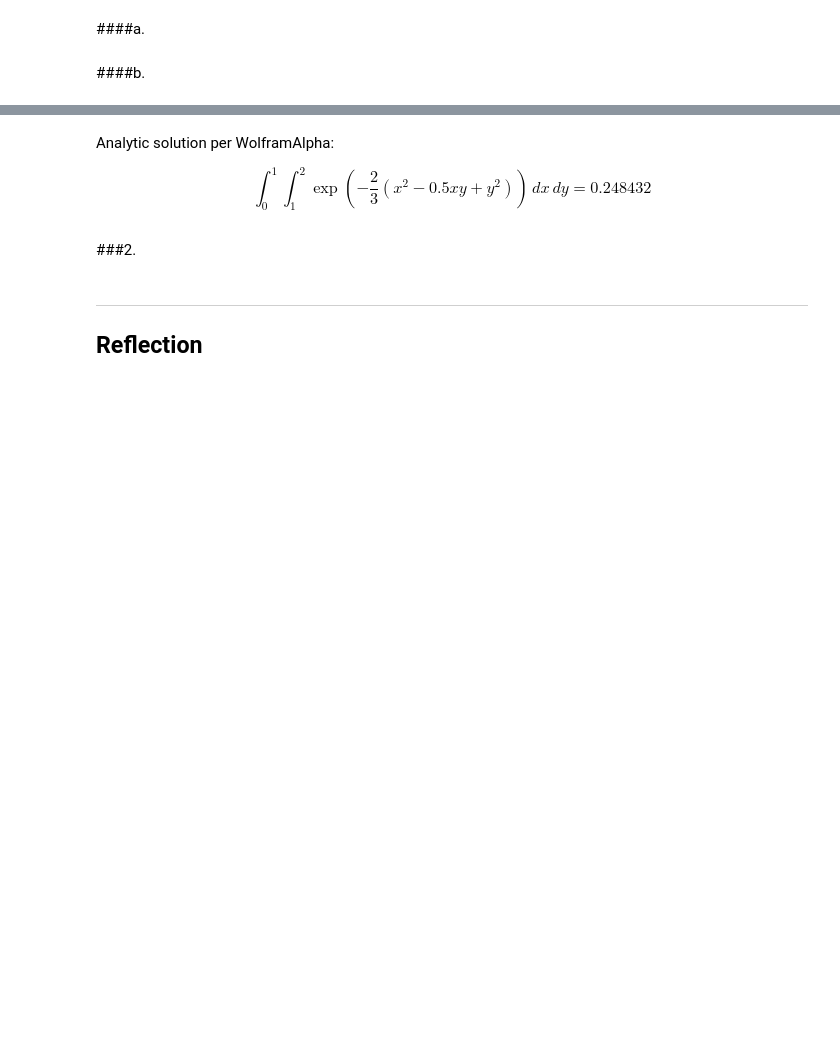
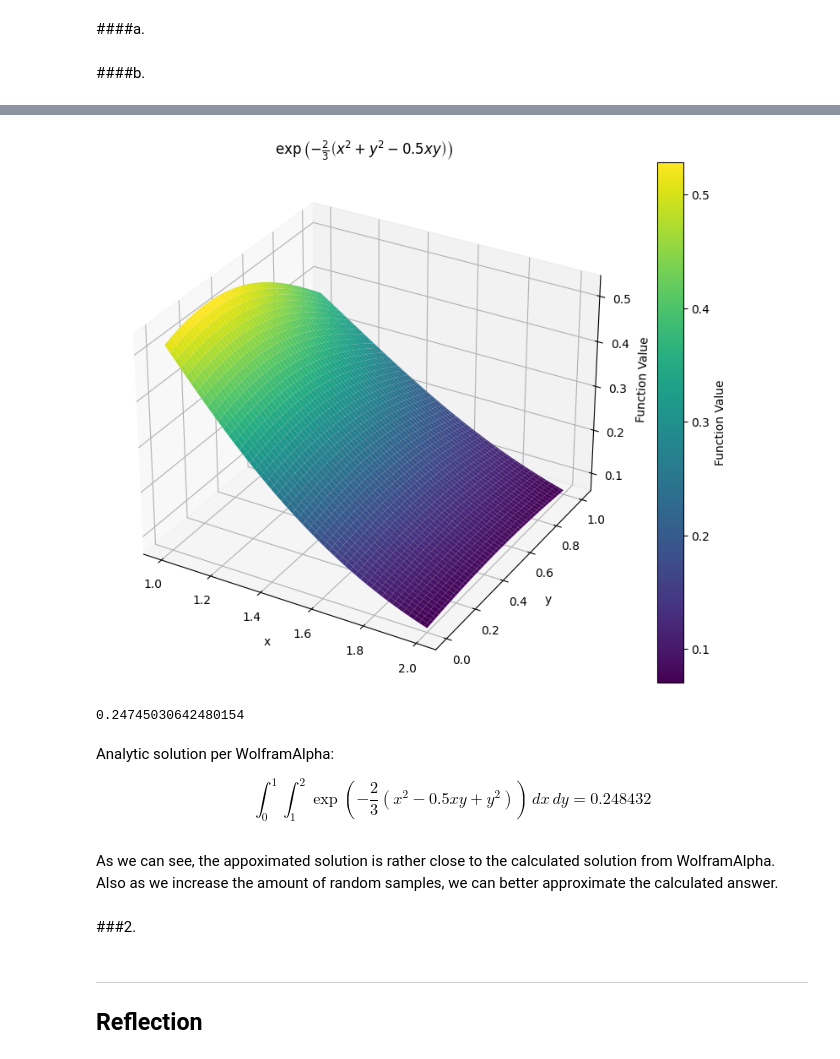
Before and after one commit to NRJaggers/Applied-Stochastic-Processes, a Jupyter notebook: PracticeProblems/Intro_to_MCMC.ipynb, the cells around one changed output, grey strips where cells are left out. Cells and saved outputs as stored; diff of their text form; code cells hidden in the pictures; blank space fills up the shorter version.

```diff
--- a/PracticeProblems/Intro_to_MCMC.ipynb
+++ b/PracticeProblems/Intro_to_MCMC.ipynb
@@ -32,7 +72,47 @@ array([1.  , 1.05, 1.1 , 1.15, 1.2 , 1.25, 1.3 , 1.35, 1.4 , 1.45, 1.5 ,
+# %%
+# Plot section of the surface
+fig = plt.figure(figsize=(10, 8))
+ax = fig.add_subplot(111, projection='3d')
+surf = ax.plot_surface(X, Y, Z, cmap='viridis', edgecolor='none')
+fig.colorbar(surf, label='Function Value')
+ax.set_xlabel('x')
+ax.set_ylabel('y')
+ax.set_zlabel('Function Value')
+ax.set_title(r'$\exp\left(-\frac{2}{3}\left(x^2 + y^2 -0.5 xy\right)\right)$')
+
+plt.show()
+# %% [output]
+[figure, added]
+# %%
+# we want to approximate the area under the surface seen above
+
+#generate random points for x, y, and z
+samples = 10000
+xs = np.random.rand(samples) + 1
+ys = np.random.rand(samples)
+zs = np.random.rand(samples) * surface_max
+
+#count number of points above and below surface
+Zs = f(xs,ys)
+above = np.sum(zs > Zs)
+below = np.sum(zs <= Zs)
+
+#multiply volume with ratio to approximate area under the curve.
+base = 2 - 1 # x
+width = 1 - 0 # y
+height = surface_max
+volume = base * width * height
+
+area_under_curve = volume * (below/samples)
+area_under_curve
+# %% [output]
+0.24745030642480154
 # %% [markdown]
 Analytic solution per WolframAlpha:
 
 $$\int_0^{1}\int_{1}^{2} \exp\left(-\frac{2}{3}\left(x^2 -0.5 xy + y^2\right)\right)\, dx\, dy = 0.248432$$
+# %% [markdown]
+As we can see, the appoximated solution is rather close to the calculated solution from WolframAlpha. Also as we increase the amount of random samples, we can better approximate the calculated answer.
 # %% [markdown]
 ###2.
 # %% [markdown]
```
Also changed, not shown: parts of 5 cells of this notebook.
